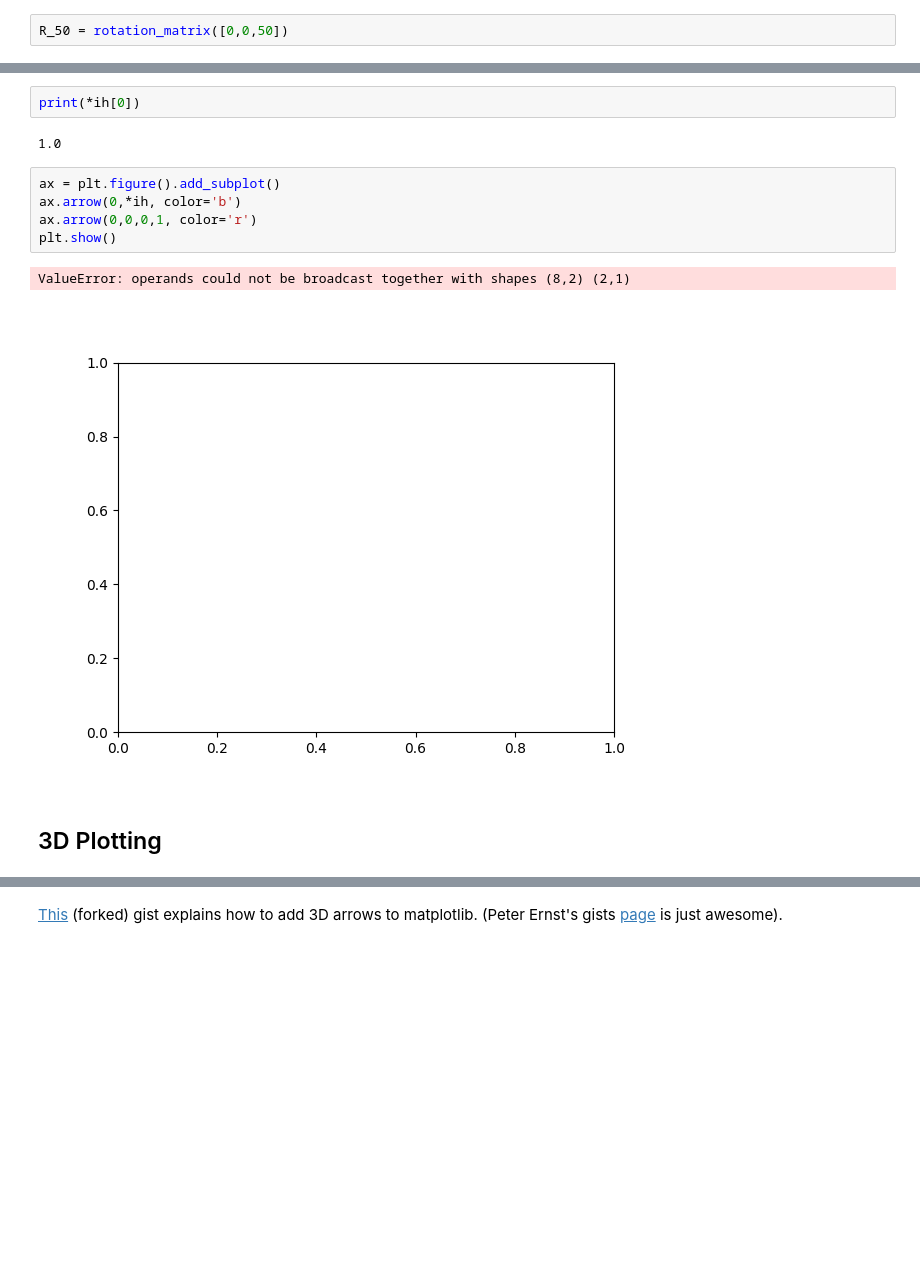
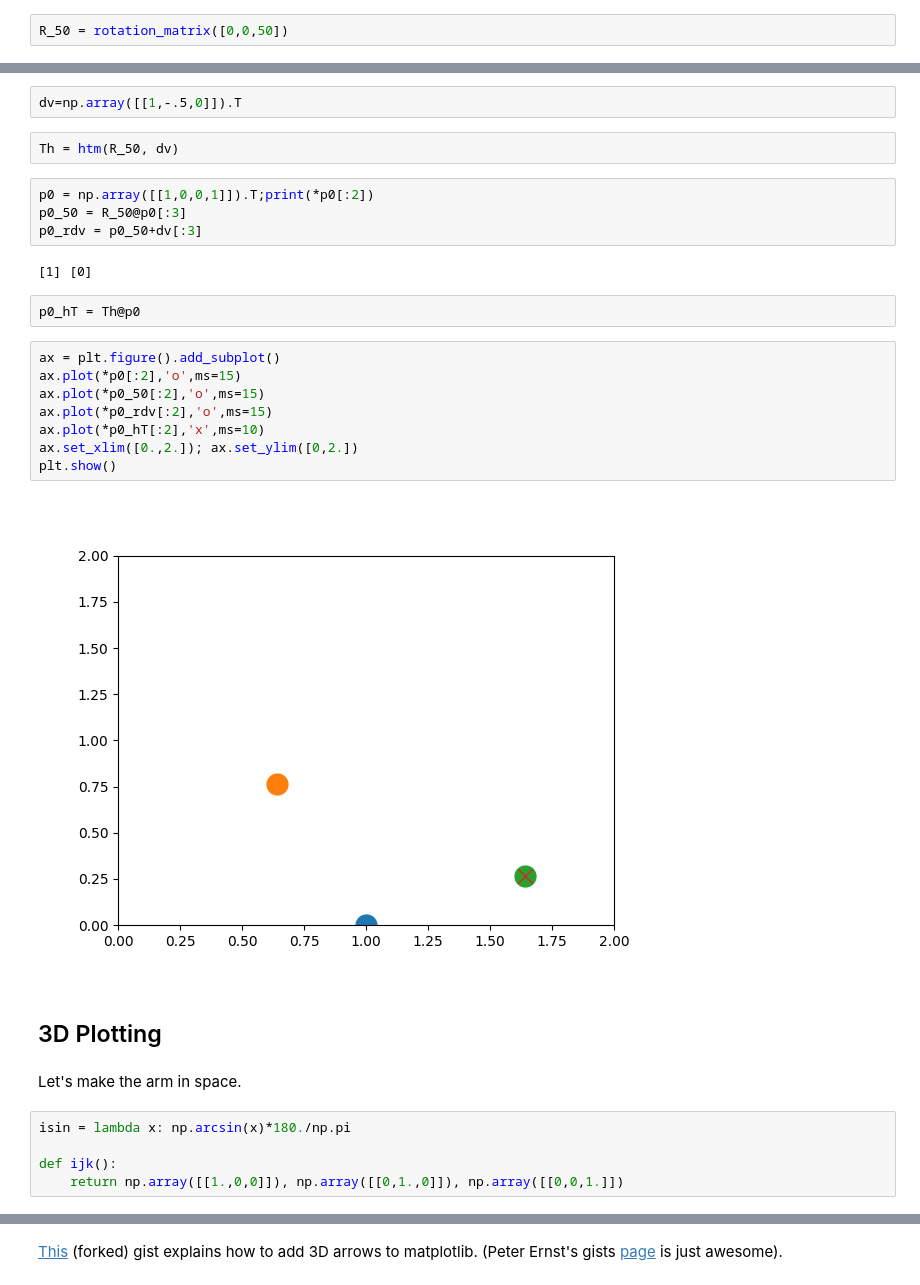
Before and after one commit to WesErg/EyeRoll, a Jupyter notebook: doc/A1_Homogeneous_Transform.ipynb, the cells around one changed output, grey strips where cells are left out. Saved outputs shown, nothing was run; the diff lists cells and outputs as text; blank space fills up the shorter version.

```diff
--- a/doc/A1_Homogeneous_Transform.ipynb
+++ b/doc/A1_Homogeneous_Transform.ipynb
@@ -64,14 +81,31 @@ def plot_vector(ax, v, **kwargs):
-# %%
-print(*ih[0])
-# %% [output]
-1.0
+# %%
+dv=np.array([[1,-.5,0]]).T
+# %%
+Th = htm(R_50, dv)
+# %%
+p0 = np.array([[1,0,0,1]]).T;print(*p0[:2])
+p0_50 = R_50@p0[:3]
+p0_rdv = p0_50+dv[:3]
+# %% [output]
+[1] [0]
+# %%
+p0_hT = Th@p0
 # %%
 ax = plt.figure().add_subplot()
-ax.arrow(0,*ih, color='b')
-ax.arrow(0,0,0,1, color='r')
+ax.plot(*p0[:2],'o',ms=15)
+ax.plot(*p0_50[:2],'o',ms=15)
+ax.plot(*p0_rdv[:2],'o',ms=15)
+ax.plot(*p0_hT[:2],'x',ms=10)
+ax.set_xlim([0.,2.]); ax.set_ylim([0,2.])
 plt.show()
 # %% [output]
-ValueError: operands could not be broadcast together with shapes (8,2) (2,1)
-[figure, old version]
+[figure, new version]
 # %% [markdown]
 ## 3D Plotting
+# %% [markdown]
+Let's make the arm in space.
+# %%
+isin = lambda x: np.arcsin(x)*180./np.pi
+
+def ijk():
+    return np.array([[1.,0,0]]), np.array([[0,1.,0]]), np.array([[0,0,1.]])
```
Also changed, not shown: parts of 28 cells of this notebook, 2 other files.
